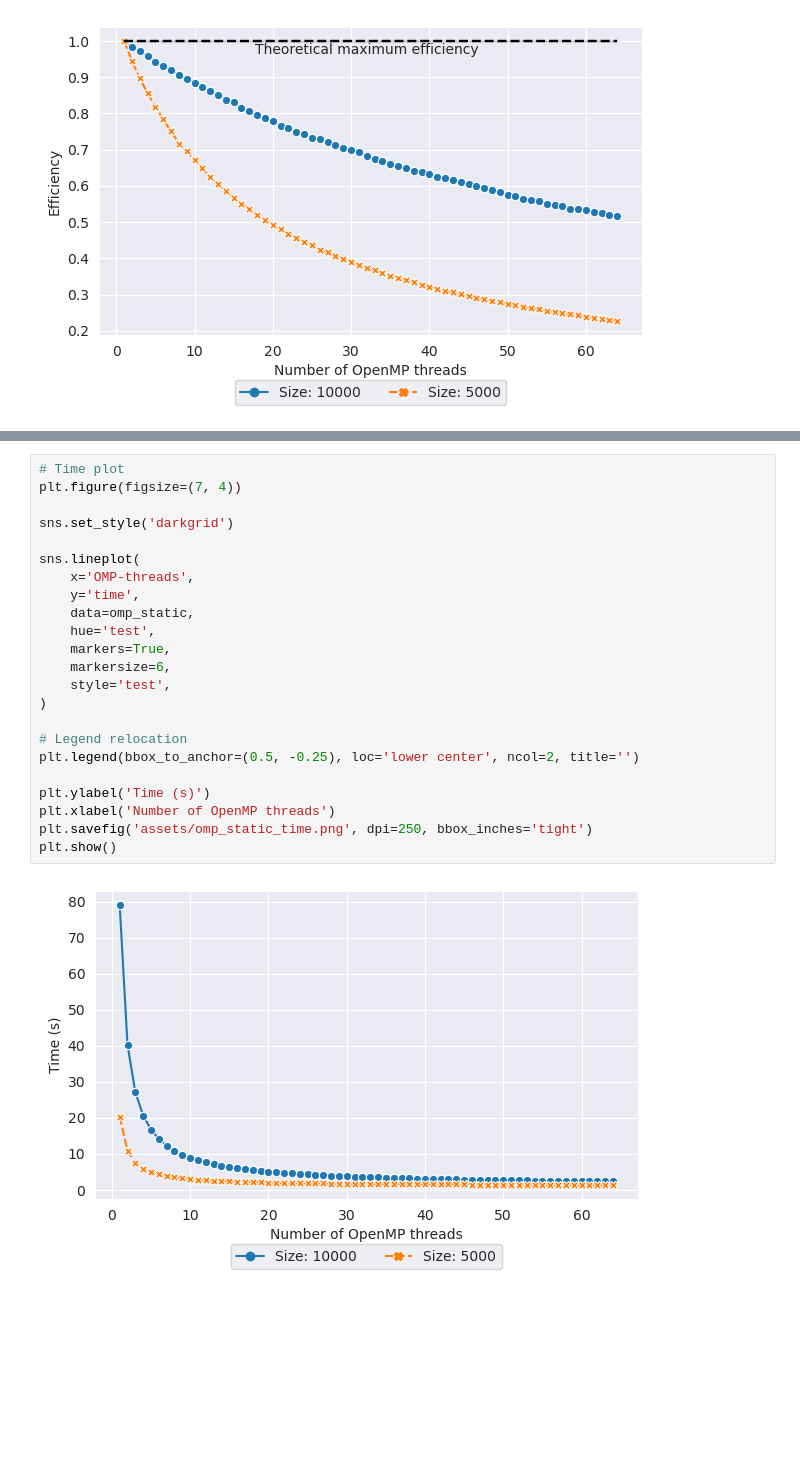
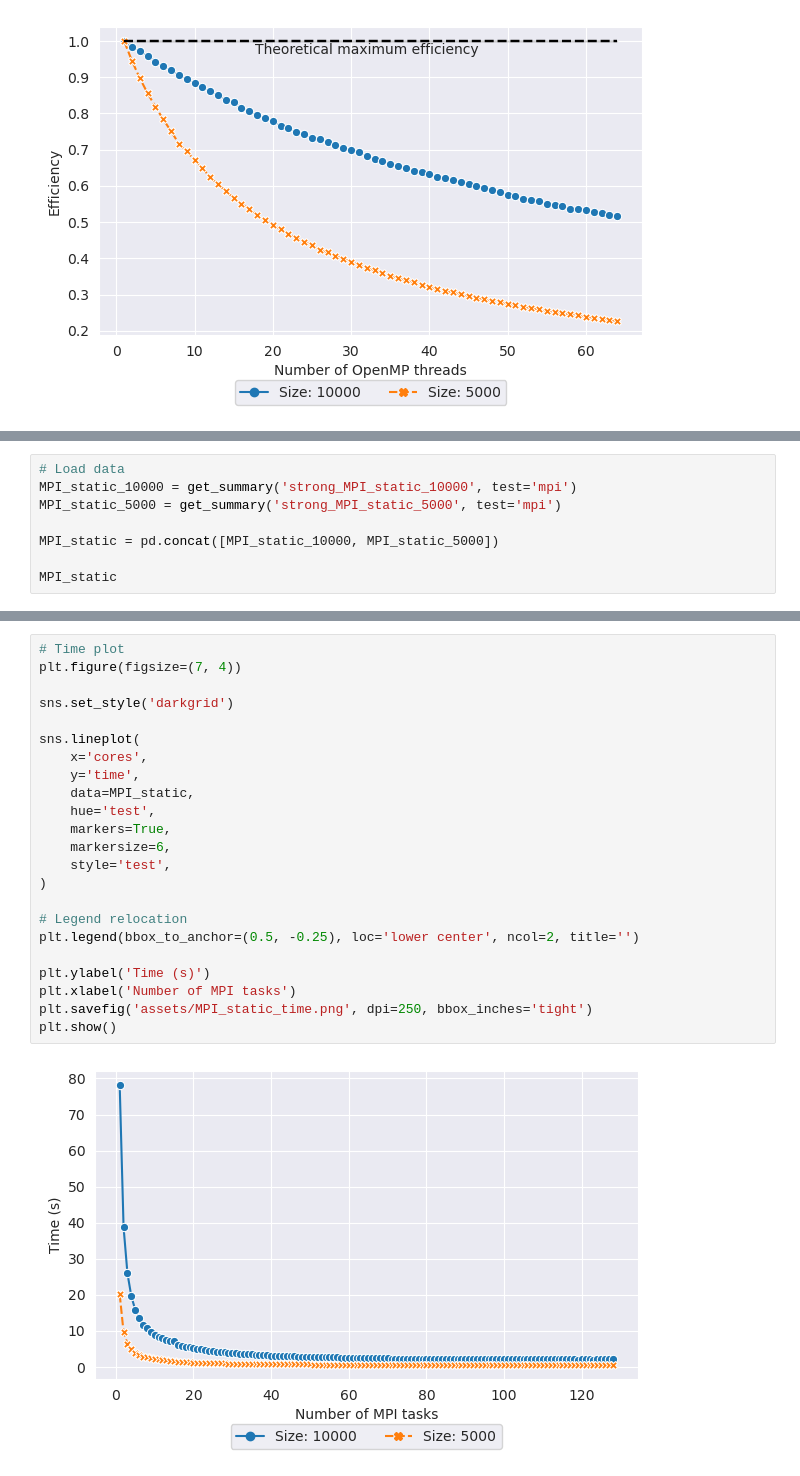
Before and after one commit to davidecapone/FHPC-Assignment, a Jupyter notebook: assignment_1/plots.ipynb, the cells around one changed output, grey strips where cells are left out. Cells and saved outputs as stored; diff of their text form; blank space fills up the shorter version.

Commit message:
strong MPI scalability static evolution plots

```diff
--- a/assignment_1/plots.ipynb
+++ b/assignment_1/plots.ipynb
@@ -271,0 +352,8 @@ plt.show()
+# %%
+# Load data
+MPI_static_10000 = get_summary('strong_MPI_static_10000', test='mpi')
+MPI_static_5000 = get_summary('strong_MPI_static_5000', test='mpi')
+
+MPI_static = pd.concat([MPI_static_10000, MPI_static_5000])
+
+MPI_static
@@ -272,25 +374,25 @@ plt.show()
 # %%
 # Time plot
 plt.figure(figsize=(7, 4))
 
 sns.set_style('darkgrid')
 
 sns.lineplot(
-    x='OMP-threads',
+    x='cores',
     y='time',
-    data=omp_static,
+    data=MPI_static,
     hue='test',
     markers=True,
     markersize=6,
     style='test',
 )
 
 # Legend relocation
 plt.legend(bbox_to_anchor=(0.5, -0.25), loc='lower center', ncol=2, title='')
 
 plt.ylabel('Time (s)')
-plt.xlabel('Number of OpenMP threads')
-plt.savefig('assets/omp_static_time.png', dpi=250, bbox_inches='tight')
+plt.xlabel('Number of MPI tasks')
+plt.savefig('assets/MPI_static_time.png', dpi=250, bbox_inches='tight')
 plt.show()
 # %% [output]
-[figure, old version]
+[figure, new version]
```
Also changed, not shown: parts of 15 cells of this notebook, 3 other files.
